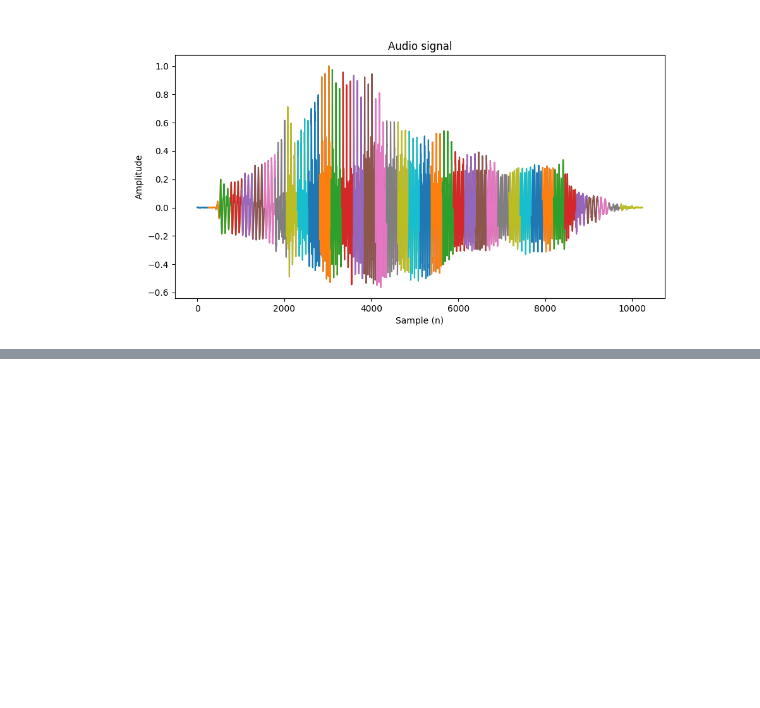
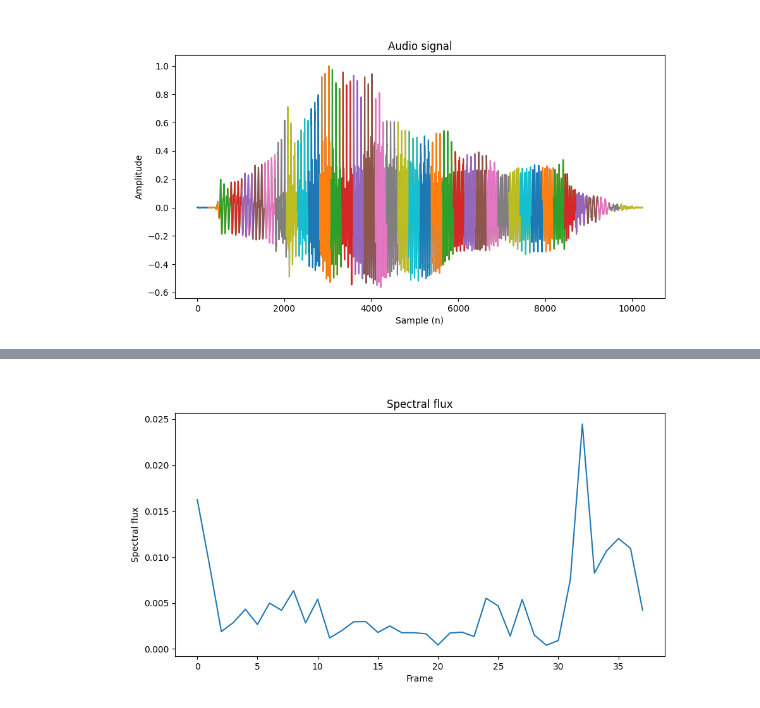
Before and after one commit to oscarjibou/University_projects, a Jupyter notebook: TDS/P4/pract4.ipynb, the cells around one changed output, grey strips where cells are left out. Saved outputs shown, nothing was run; the diff lists cells and outputs as text; code cells hidden in the pictures; blank space fills up the shorter version.

```diff
--- a/TDS/P4/pract4.ipynb
+++ b/TDS/P4/pract4.ipynb
@@ -44,0 +58,93 @@ plt.show()
+# %%
+epsilon = sys.float_info.epsilon
+
+
+def spectral_centroid_spread(fft_magnitude, sampling_rate):
+    """
+    Computes spectral centroid of frame (given abs(FFT)) and spread of the frame.
+    It provides an idea of where the "brightness" or "density" of a sound signal is concentrated.
+    It indicates the "center of gravity" of the frequency spectrum of a signal
+
+    ARGUMENTS:
+        fft_magnitude:            abs(FFT) of the signal
+        sampling_rate:            the sampling freq (needed to obtain the frequency vector)
+
+    RETURNS:
+        a tuple (centroid, spread)
+        centroid:    spectral centroid
+        spread:        spectral spread
+    """
+    ind = (np.arange(1, len(fft_magnitude) + 1)) * \
+          (sampling_rate / (2.0 * len(fft_magnitude)))
+
+    Xt = fft_magnitude.copy()
+    Xt_max = Xt.max()
+    if Xt_max == 0:
+        Xt = Xt / epsilon
+    else:
+        Xt = Xt / Xt_max
+
+    NUM = np.sum(ind * Xt)
+    DEN = np.sum(Xt) + epsilon
+
+    # Centroid:
+    centroid = (NUM / DEN)
+
+    # Spread:
+    spread = np.sqrt(np.sum(((ind - centroid) ** 2) * Xt) / DEN)
+
+    # Normalize:
+    centroid = centroid / (sampling_rate / 2.0)
+    spread = spread / (sampling_rate / 2.0)
+
+    return centroid, spread
+
+
+def spectral_flux(fft_magnitude, previous_fft_magnitude):
+    """
+    Measures the amount of change in the power spectrum of a signal from one frame to another
+    Must to use frame by frame (not in the whole signal)
+    ARGUMENTS:
+        fft_magnitude:            the abs(fft) of the current frame
+        previous_fft_magnitude:        the abs(fft) of the previous frame
+
+    RETURNS:
+        the spectral flux feature value of the current frame
+    """
+    # compute the spectral flux as the sum of square distances:
+    fft_sum = np.sum(fft_magnitude + epsilon)
+    previous_fft_sum = np.sum(previous_fft_magnitude + epsilon)
+    sp_flux = np.sum(
+        (fft_magnitude / fft_sum - previous_fft_magnitude /
+         previous_fft_sum) ** 2)
+
+    return sp_flux
+
+
+spectral_fluxes = []
+spectral_centroids = []
+spectral_spreads = []
+previous_fft = np.abs(np.fft.fft(audio_frames[0]))
+for i in range(1, len(audio_frames)):
+    fft = np.abs(np.fft.fft(audio_frames[i]))
+    spectral_fluxes.append(spectral_flux(fft, previous_fft))
+    centroid, spread = spectral_centroid_spread(fft, frequency_audio)
+    spectral_centroids.append(centroid)
+    spectral_spreads.append(spread)
+    previous_fft = fft
+
+plt.figure(figsize=(10, 5))
+plt.plot(spectral_fluxes)
+plt.title("Spectral flux")
+plt.xlabel("Frame")
+plt.ylabel("Spectral flux")
+plt.show()
+
+plt.figure(figsize=(10, 5))
+plt.plot(spectral_centroids)
+plt.title("Spectral centroid")
+plt.xlabel("Frame")
+plt.ylabel("Spectral centroid")
+plt.show()
+# %% [output]
+[figure, added]
```
Also changed, not shown: parts of 6 cells of this notebook, 2 other files.
